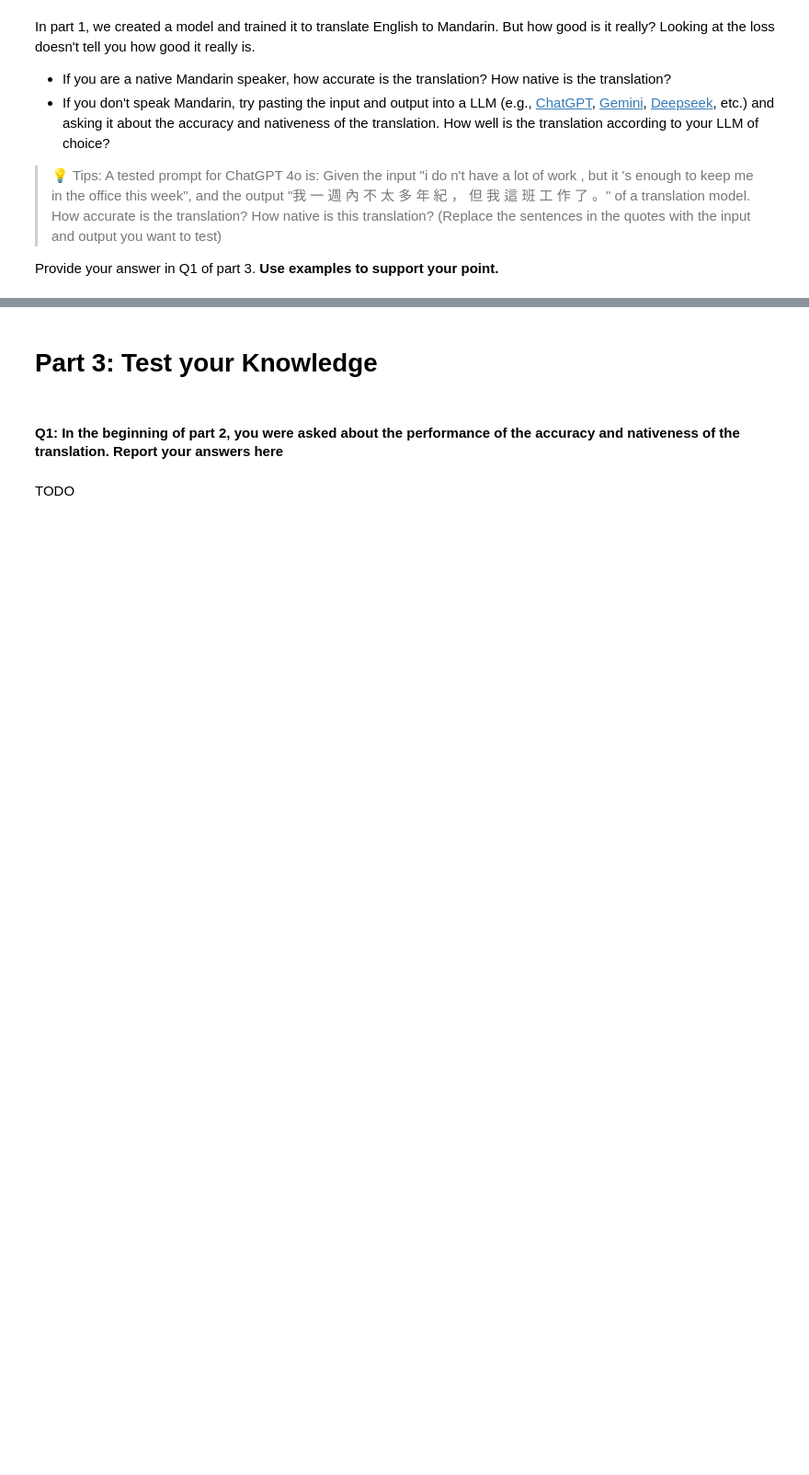
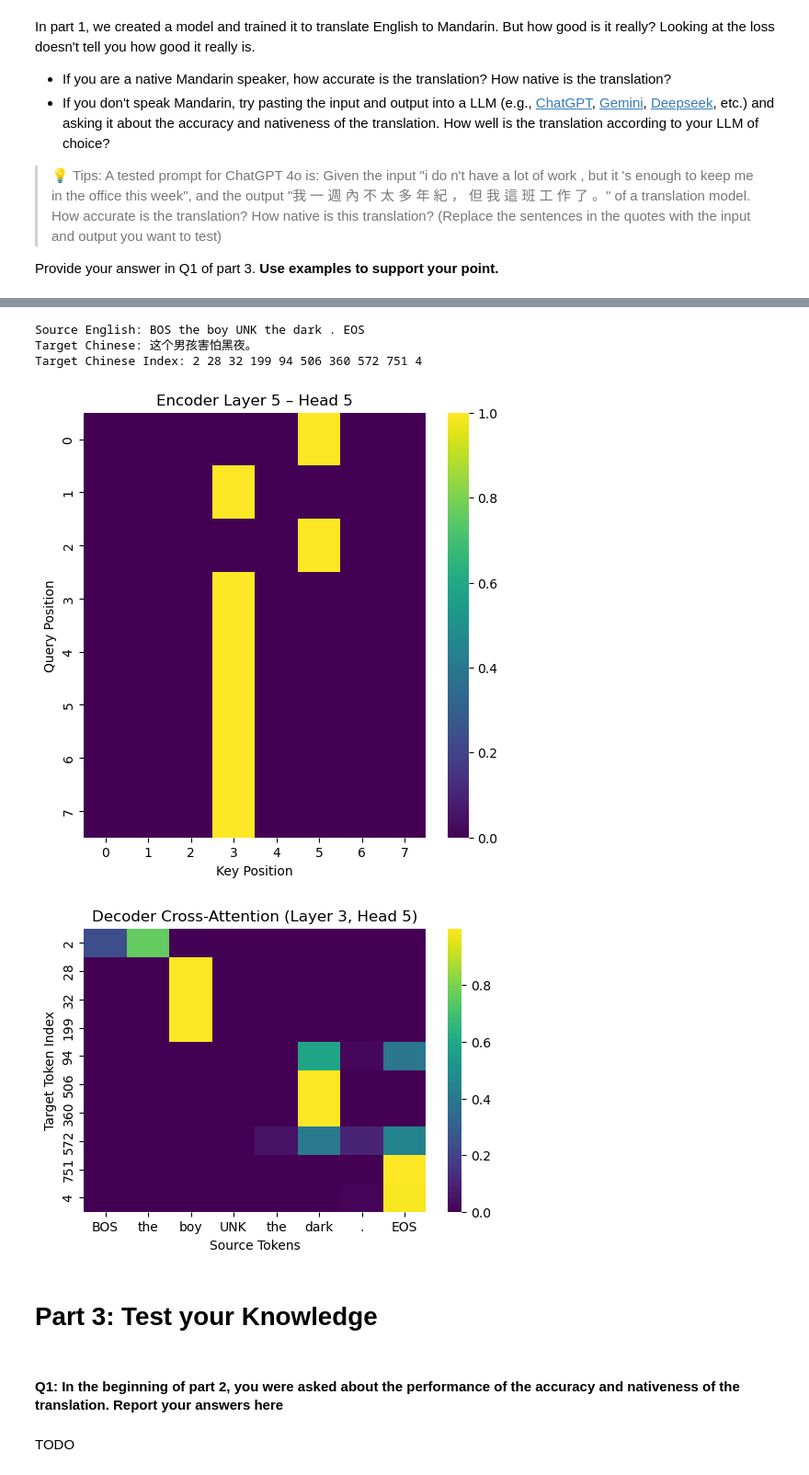
Before and after one commit to jona1115/trans2_encn, a Jupyter notebook: trans2_homework.ipynb, the cells around one changed output, grey strips where cells are left out. Shown at 92% size. Cells and saved outputs as stored; diff of their text form; code cells hidden in the pictures; blank space fills up the shorter version.

```diff
--- a/trans2_homework.ipynb
+++ b/trans2_homework.ipynb
@@ -1012,3 +1032,73 @@ Provide your answer in Q1 of part 3. **Use examples to support your point.**
+# %%
+# Tweak these to see different results:
+example_idx = 475         # which sentence in data.dev_en to visualize
+enc_layer_idx = 5         # encoder layer index
+dec_layer_idx = 3         # decoder layer index
+head_idx = 5              # which attention head to plot
+# %%
+# Don't modify this unless you know what you are doing
+# -- Print the example sentences -------------------------------------------------
+# English (source)
+src_ids   = data.dev_en[example_idx]
+src_tokens = [data.en_index_dict[i] for i in src_ids]
+print("Source English:", " ".join(src_tokens))
+# Chinese (reference)
+# strip BOS/EOS = first/last token
+ref_ids    = data.dev_cn[example_idx][1:-1]
+ref_tokens = [data.cn_index_dict[i] for i in ref_ids]
+print("Target Chinese:", "".join(ref_tokens))
+print("Target Chinese Index:", "".join(str(i)+" " for i in tgt_ids))
+
+# -- Run a single forward to populate .attn in each MultiHeadedAttention ------
+# Prep
+src_seq = torch.from_numpy(
+    np.array(data.dev_en[example_idx])
+).unsqueeze(0).long().to(DEVICE)
+src_mask = (src_seq != PAD).unsqueeze(-2)
+bos_id = data.cn_word_dict["BOS"]
+tgt_ids = data.dev_cn[example_idx][:-1]
+tgt_seq = torch.LongTensor([tgt_ids]).to(DEVICE)
+tgt_mask = subsequent_mask(tgt_seq.size(1)).type_as(src_mask.data)
+
+# Run a forward pass
+model.eval()
+with torch.no_grad():
+    _ = model(src_seq, tgt_seq, src_mask, tgt_mask)
+
+# -- Extract data -------------------------------------------------------------
+# Encoder self-attention: shape [batch, heads, src_len, src_len]
+enc_attn = model.encoder.layers[enc_layer_idx].self_attn.attn[0, head_idx].cpu().numpy()
+
+# Decoder cross-attention: shape [batch, heads, tgt_len, src_len]
+dec_cross_attn = model.decoder.layers[dec_layer_idx].src_attn.attn[0, head_idx].cpu().numpy()
+
+# -- Plot encoder self-attention ---------------------------------------------
+plt.figure(figsize=(6,6))
+sns.heatmap(enc_attn, cmap='viridis')
+plt.title(f'Encoder Layer {enc_layer_idx} – Head {head_idx}')
+plt.xlabel('Key Position')
+plt.ylabel('Query Position')
+plt.show()
+
+# -- Plot decoder cross-attention ---------------------------------------------
+dec_cross_attn = model.decoder.layers[dec_layer_idx] \
+                      .src_attn.attn[0, head_idx] \
+                      .cpu().numpy()   # shape: (tgt_len, src_len)
+
+plt.figure(figsize=(6, 4))
+sns.heatmap(dec_cross_attn, cmap='viridis',
+            xticklabels=[data.en_index_dict[i] for i in data.dev_en[example_idx]],
+            yticklabels=[i for i in tgt_ids])
+plt.xlabel('Source Tokens')
+plt.ylabel('Target Token Index')
+plt.title(f'Decoder Cross-Attention (Layer {dec_layer_idx}, Head {head_idx})')
+plt.show()
+# %% [output]
+Source English: BOS the boy UNK the dark . EOS
+Target Chinese: 这个男孩害怕黑夜。
+Target Chinese Index: 2 28 32 199 94 506 360 572 751 4
+[figure, added]
+[figure, added]
 # %% [markdown]
 # Part 3: Test your Knowledge
 # %% [markdown]
```
Also changed, not shown: parts of 8 cells of this notebook.
